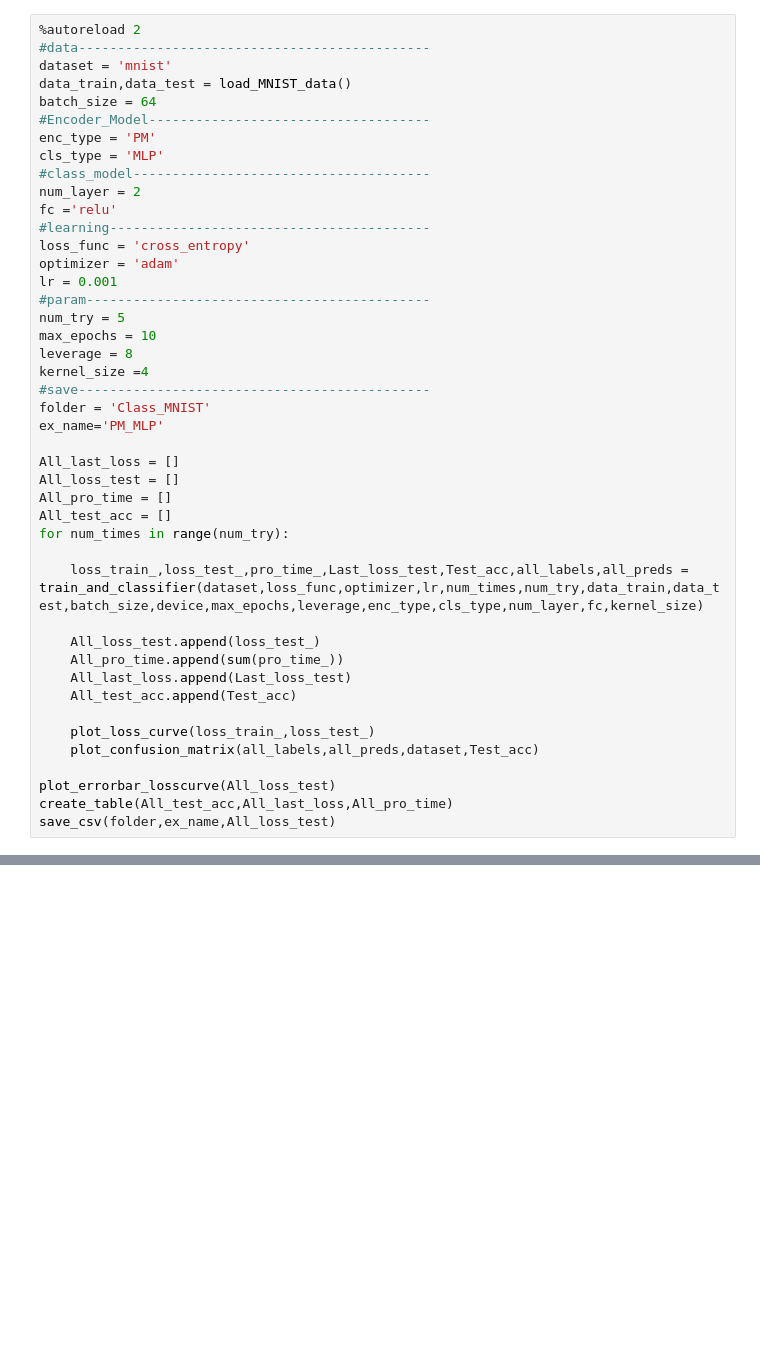
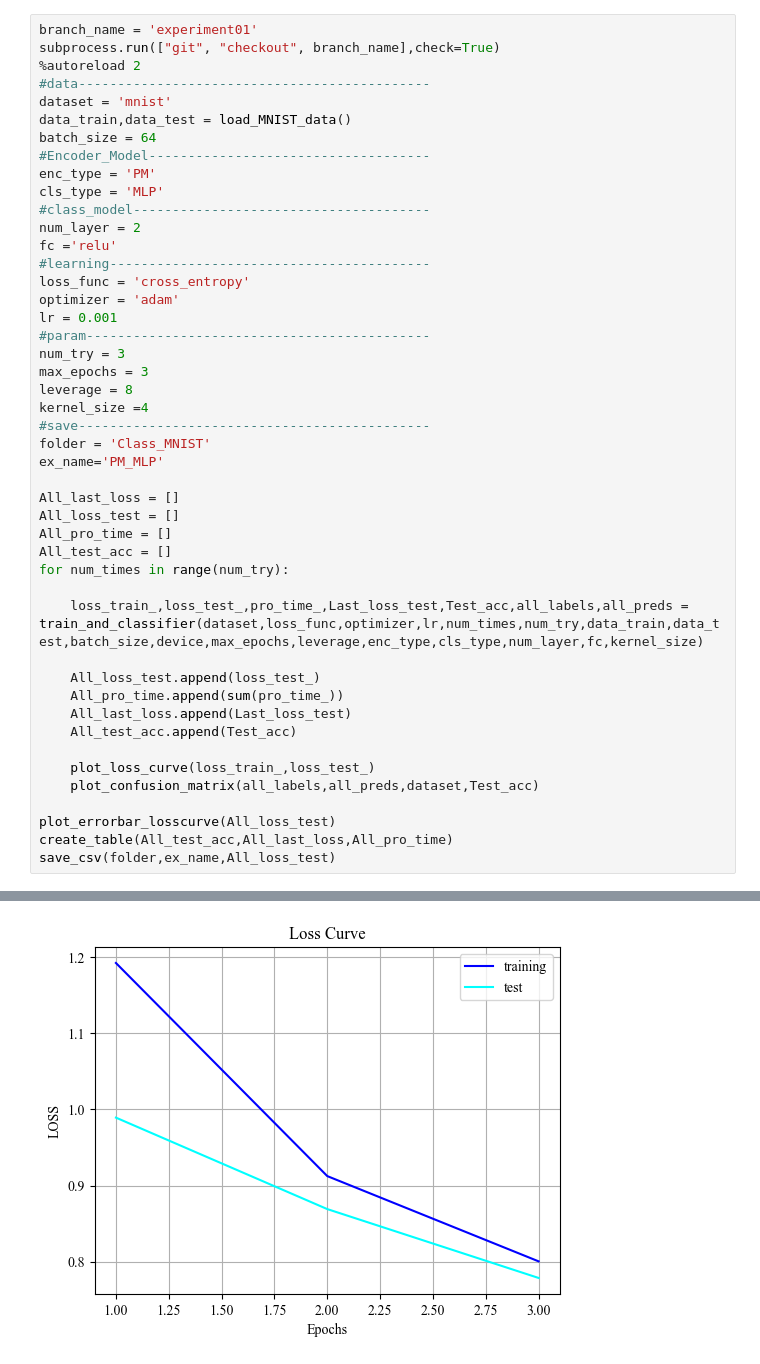
Before and after one commit to Ryuichi-K-create/PhotonicEncoder_public, a Jupyter notebook: experiment/test0527.ipynb, the cells around one changed output, grey strips where cells are left out. Saved outputs shown, nothing was run; the diff lists cells and outputs as text; blank space fills up the shorter version.

```diff
--- a/experiment/test0527.ipynb
+++ b/experiment/test0527.ipynb
@@ -20,6 +21,8 @@ Using device: cpu
 The autoreload extension is already loaded. To reload it, use:
   %reload_ext autoreload
 # %%
+branch_name = 'experiment01'
+subprocess.run(["git", "checkout", branch_name],check=True)
 %autoreload 2
 #data---------------------------------------------
 dataset = 'mnist'
@@ -36,8 +39,8 @@ loss_func = 'cross_entropy'
 optimizer = 'adam'
 lr = 0.001
 #param--------------------------------------------
-num_try = 5
-max_epochs = 10
+num_try = 3
+max_epochs = 3
 leverage = 8
 kernel_size =4
 #save---------------------------------------------
@@ -68,0 +76 @@ KeyboardInterrupt:
+[figure, added]
```
Also changed, not shown: parts of 3 cells of this notebook.
